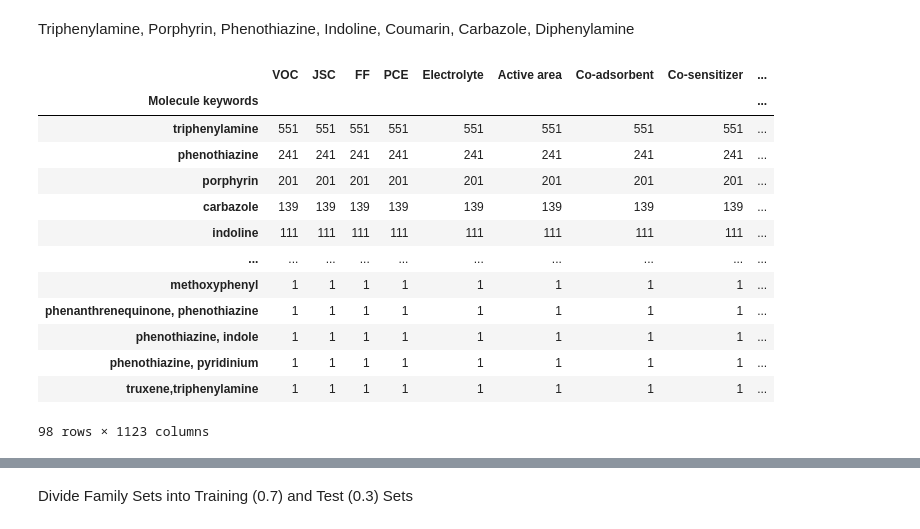
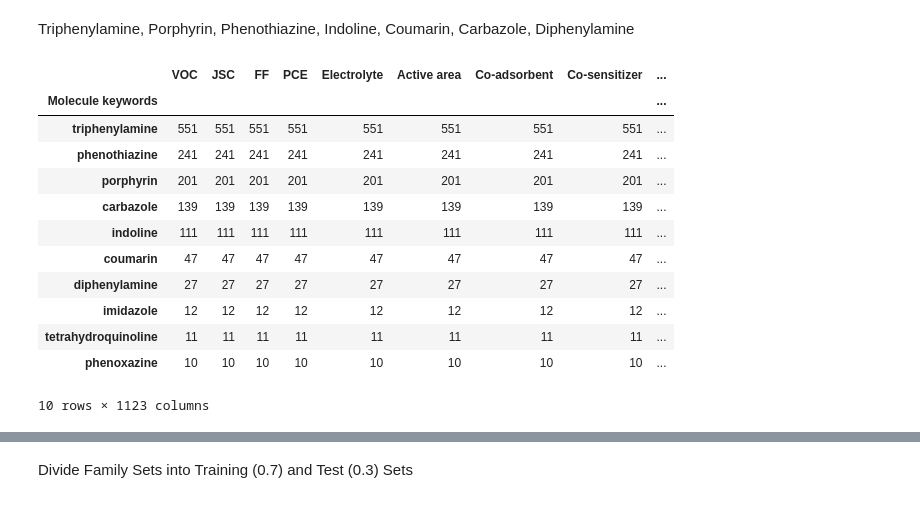
Before and after one commit to PaulC61/Cheminformatics, a Jupyter notebook: InternshipM2_BIU/WorkingEnvironment/Phase2/plsPaper.ipynb, the cells around one changed output, grey strips where cells are left out. Drawn from its saved outputs; the diff is of its cells as text; code cells hidden in the pictures.

```diff
--- a/InternshipM2_BIU/WorkingEnvironment/Phase2/plsPaper.ipynb
+++ b/InternshipM2_BIU/WorkingEnvironment/Phase2/plsPaper.ipynb
@@ -46,22 +46,21 @@ Triphenylamine, Porphyrin, Phenothiazine, Indoline, Coumarin, Carbazole, Dipheny
 # %%
 colsY = list(noMetalsNoMixes_Y.columns)
 colsX = list(noMetalsNoMixes_X.columns)
 
 noMetalsNoMixes_Y_X = pd.concat([noMetalsNoMixes_Y[colsY[:]],noMetalsNoMixes_X[colsX[:]]], axis=1)
 
-noMetalsNoMixes_Y_X.groupby(['Molecule keywords']).count().sort_values('PCE', ascending=False)
+noMetalsNoMixes_Y_X.groupby(['Molecule keywords']).count().sort_values('PCE', ascending=False).head(10)
 # %% [output]
 |  | VOC | JSC | FF | PCE | Electrolyte | Active area | Co-adsorbent | Co-sensitizer | ... |
 | Molecule keywords |  |  |  |  |  |  |  |  | ... |
 | triphenylamine | 551 | 551 | 551 | 551 | 551 | 551 | 551 | 551 | ... |
 | phenothiazine | 241 | 241 | 241 | 241 | 241 | 241 | 241 | 241 | ... |
 | porphyrin | 201 | 201 | 201 | 201 | 201 | 201 | 201 | 201 | ... |
 | carbazole | 139 | 139 | 139 | 139 | 139 | 139 | 139 | 139 | ... |
 | indoline | 111 | 111 | 111 | 111 | 111 | 111 | 111 | 111 | ... |
-| ... | ... | ... | ... | ... | ... | ... | ... | ... | ... |
-| methoxyphenyl | 1 | 1 | 1 | 1 | 1 | 1 | 1 | 1 | ... |
-| phenanthrenequinone, phenothiazine | 1 | 1 | 1 | 1 | 1 | 1 | 1 | 1 | ... |
-| phenothiazine, indole | 1 | 1 | 1 | 1 | 1 | 1 | 1 | 1 | ... |
-| phenothiazine, pyridinium | 1 | 1 | 1 | 1 | 1 | 1 | 1 | 1 | ... |
-| truxene,triphenylamine | 1 | 1 | 1 | 1 | 1 | 1 | 1 | 1 | ... |
+| coumarin | 47 | 47 | 47 | 47 | 47 | 47 | 47 | 47 | ... |
+| diphenylamine | 27 | 27 | 27 | 27 | 27 | 27 | 27 | 27 | ... |
+| imidazole | 12 | 12 | 12 | 12 | 12 | 12 | 12 | 12 | ... |
+| tetrahydroquinoline | 11 | 11 | 11 | 11 | 11 | 11 | 11 | 11 | ... |
+| phenoxazine | 10 | 10 | 10 | 10 | 10 | 10 | 10 | 10 | ... |
-98 rows × 1123 columns
+10 rows × 1123 columns
```
Also changed, not shown: parts of 2 cells of this notebook.
